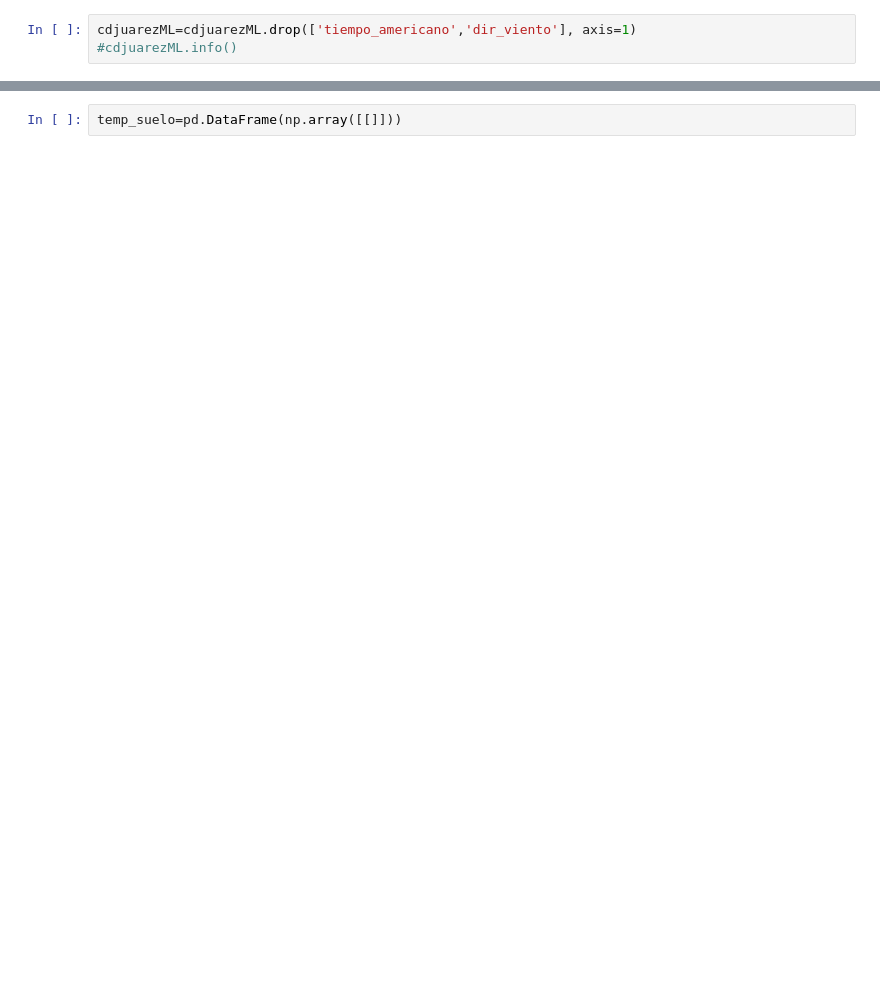
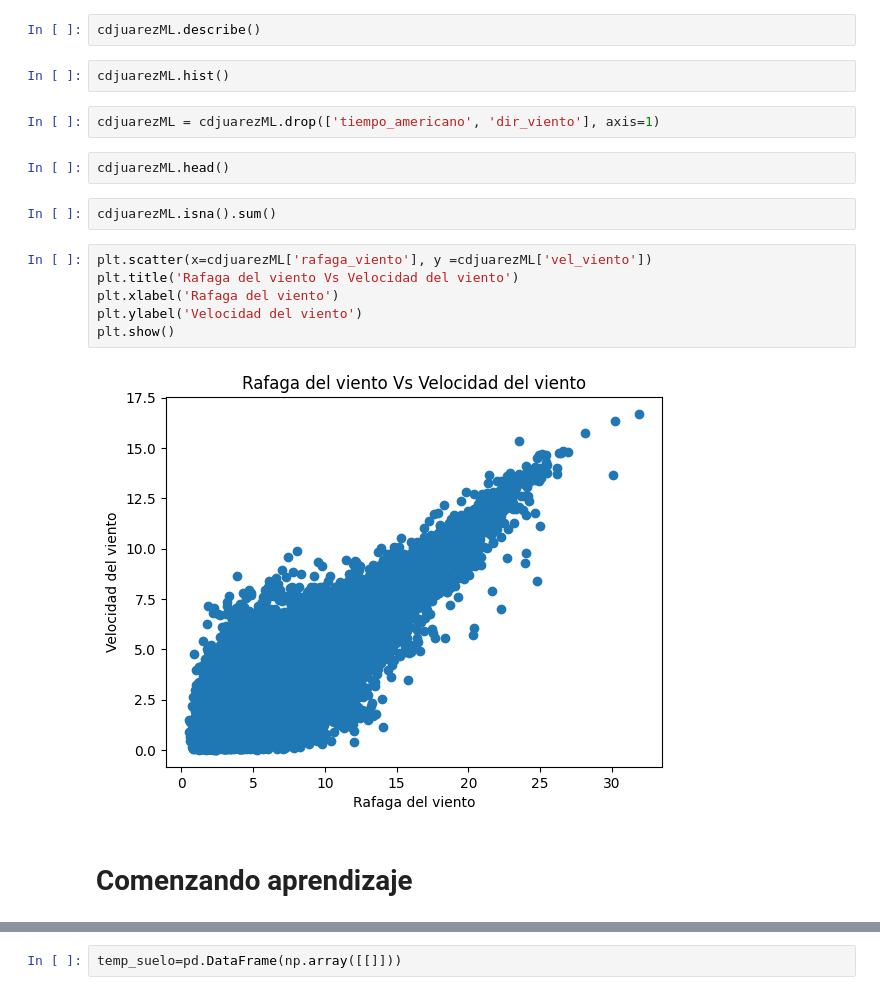
Before and after one commit to JoseTorresMX/JuarezHistoricalForecast, a Jupyter notebook: notebooks/Machine Learning/Entrenamiento del modelos.ipynb, the cells around one changed output, grey strips where cells are left out. Cells and saved outputs as stored; diff of their text form; blank space fills up the shorter version.

```diff
--- a/notebooks/Machine Learning/Entrenamiento del modelos.ipynb
+++ b/notebooks/Machine Learning/Entrenamiento del modelos.ipynb
@@ -20,6 +23,23 @@ cdjuarezML.head(5)
+# %%
+cdjuarezML.describe()
+# %%
+cdjuarezML.hist()
 # %%
-cdjuarezML=cdjuarezML.drop(['tiempo_americano','dir_viento'], axis=1)
-#cdjuarezML.info()
+cdjuarezML = cdjuarezML.drop(['tiempo_americano', 'dir_viento'], axis=1)
+# %%
+cdjuarezML.head()
+# %%
+cdjuarezML.isna().sum()
+# %%
+plt.scatter(x=cdjuarezML['rafaga_viento'], y =cdjuarezML['vel_viento'])
+plt.title('Rafaga del viento Vs Velocidad del viento')
+plt.xlabel('Rafaga del viento')
+plt.ylabel('Velocidad del viento')
+plt.show()
+# %% [output]
+[figure, added]
+# %% [markdown]
+# Comenzando aprendizaje
 # %%
 datos_entrenamiento = cdjuarezML.sample(frac=0.8, random_state=0)
 datos_test = cdjuarezML.drop(datos_entrenamiento.index)
```
Also changed, not shown: parts of 9 cells of this notebook.
